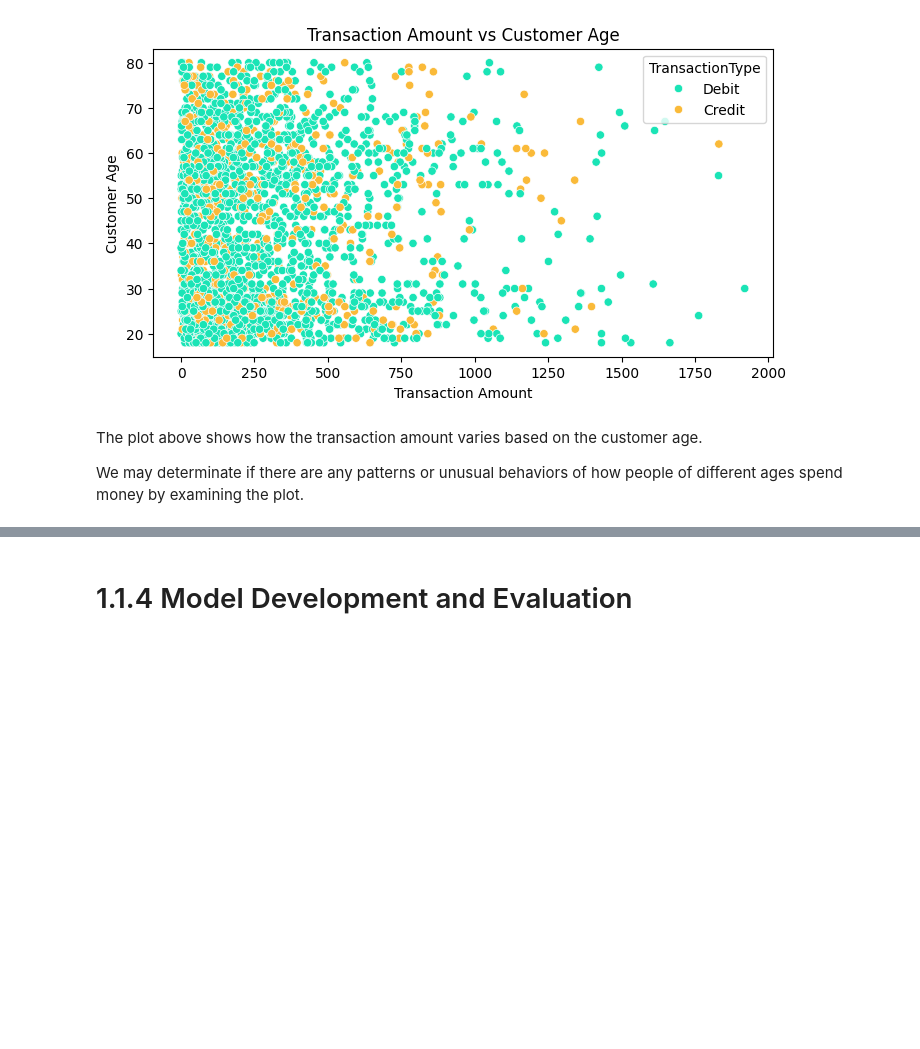
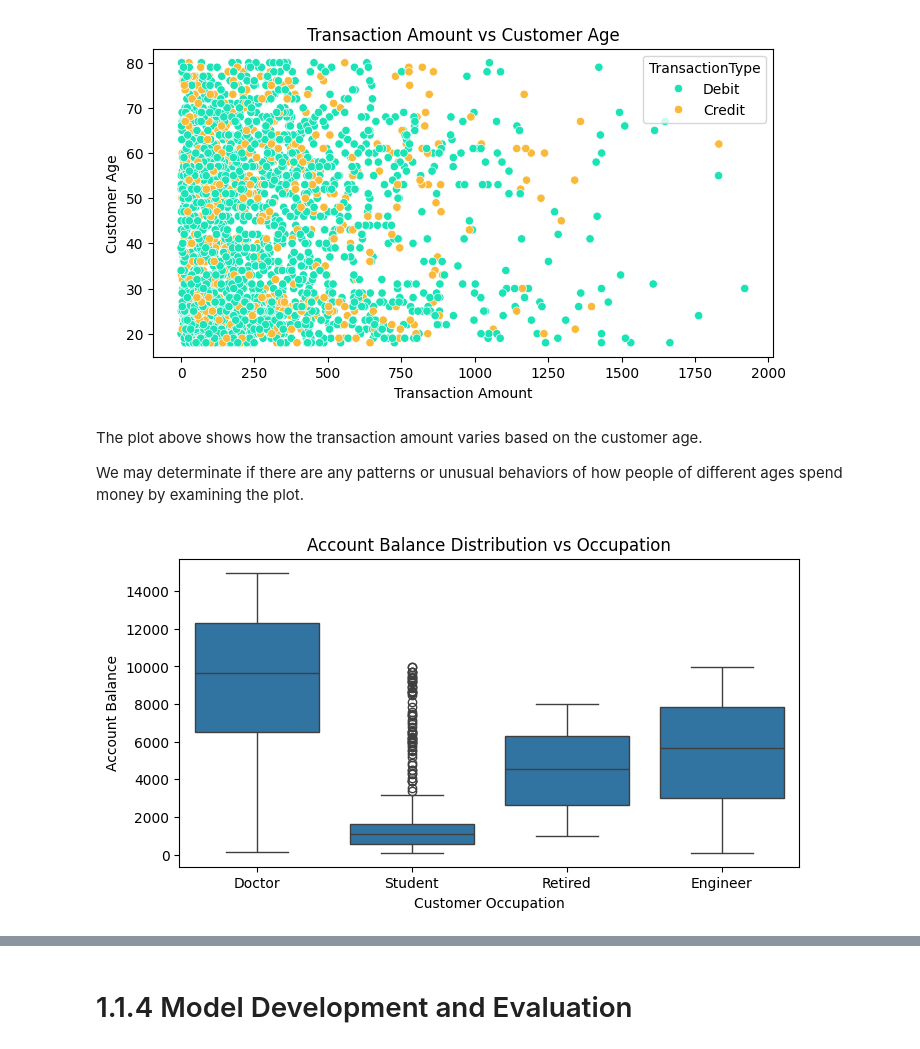
Before and after one commit to petar-Atanasov/Applied-Data-Science-and-AI-Workflow, a Jupyter notebook: CST3133_CourseWork_A.ipynb, the cells around one changed output, grey strips where cells are left out. Cells and saved outputs as stored; diff of their text form; code cells hidden in the pictures; blank space fills up the shorter version.

```diff
--- a/CST3133_CourseWork_A.ipynb
+++ b/CST3133_CourseWork_A.ipynb
@@ -279,3 +307,13 @@ plt.show()
 The plot above shows how the transaction amount varies based on the customer age.
 
 We may determinate if there are any patterns or unusual behaviors of how people of different ages spend money by examining the plot.
+# %%
+# Account Balance vs Occupation Analysis
+plt.figure(figsize=(8,4))
+sns.boxplot(x='CustomerOccupation', y='AccountBalance', data=dataset)
+plt.title('Account Balance Distribution vs Occupation')
+plt.xlabel('Customer Occupation')
+plt.ylabel('Account Balance')
+plt.show()
+# %% [output]
+[figure, added]
```
Also changed, not shown: parts of 12 cells of this notebook.
